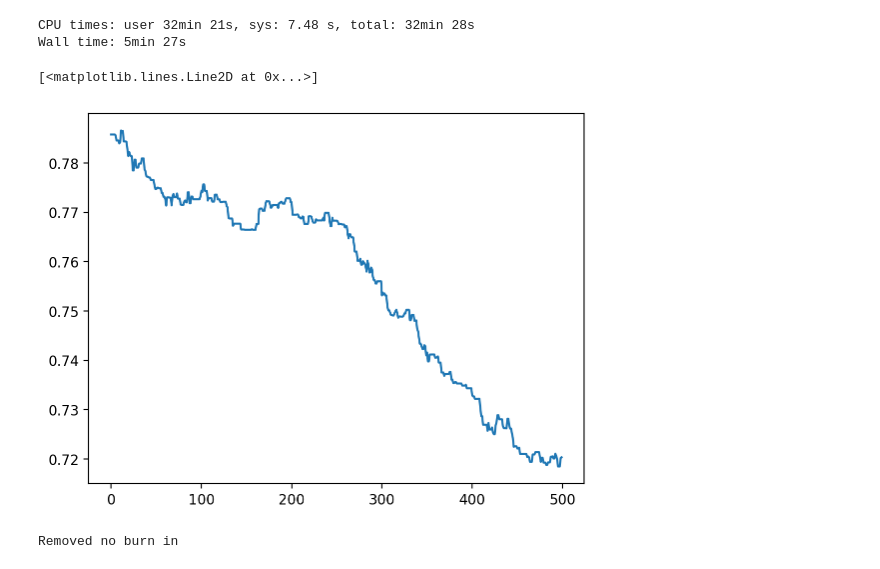
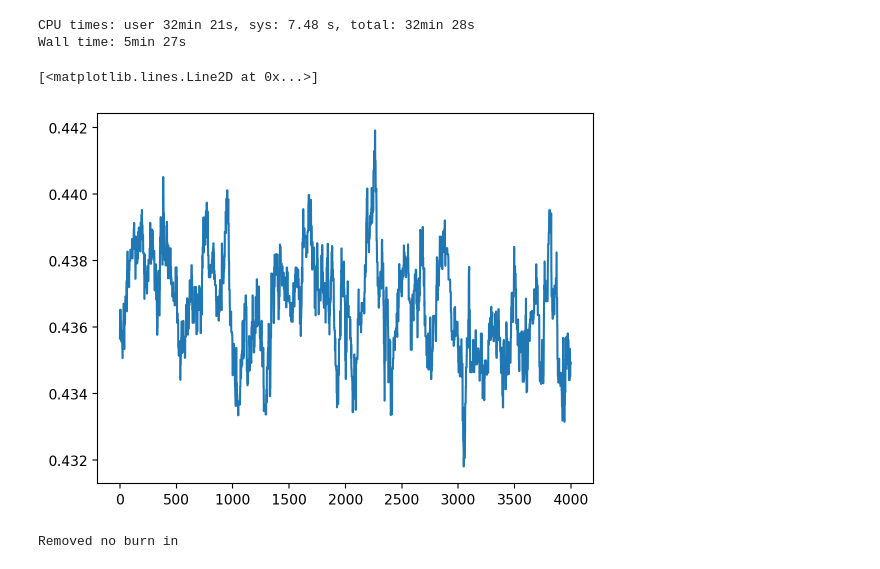
Before and after one commit to dkn16/Synax, a Jupyter notebook: examples/Sampling_lsa_cpu.ipynb, the cells around one changed output. Drawn from its saved outputs; the diff is of its cells as text; code cells hidden in the pictures.

```diff
--- a/examples/Sampling_lsa_cpu.ipynb
+++ b/examples/Sampling_lsa_cpu.ipynb
@@ -178,11 +178,13 @@ CPU times: user 32min 21s, sys: 7.48 s, total: 32min 28s
 Wall time: 5min 27s
 # %%
 mcmc_samples = states.position
+# %%
+mcmc_samples = jnp.load('states_rwmc_cpu.npy',allow_pickle=True).item()
 # %%
-plt.plot(mcmc_samples["chi0"])
+plt.plot(mcmc_samples["chi0"][6000:10000])
 # %% [output]
 [<matplotlib.lines.Line2D at 0x...>]
-[figure, old version]
+[figure, new version]
 # %%
 from getdist import plots, MCSamples
 names = ["b0","psi0","psi1","chi0"]
```
Also changed, not shown: parts of 5 cells of this notebook, 6 other files.
